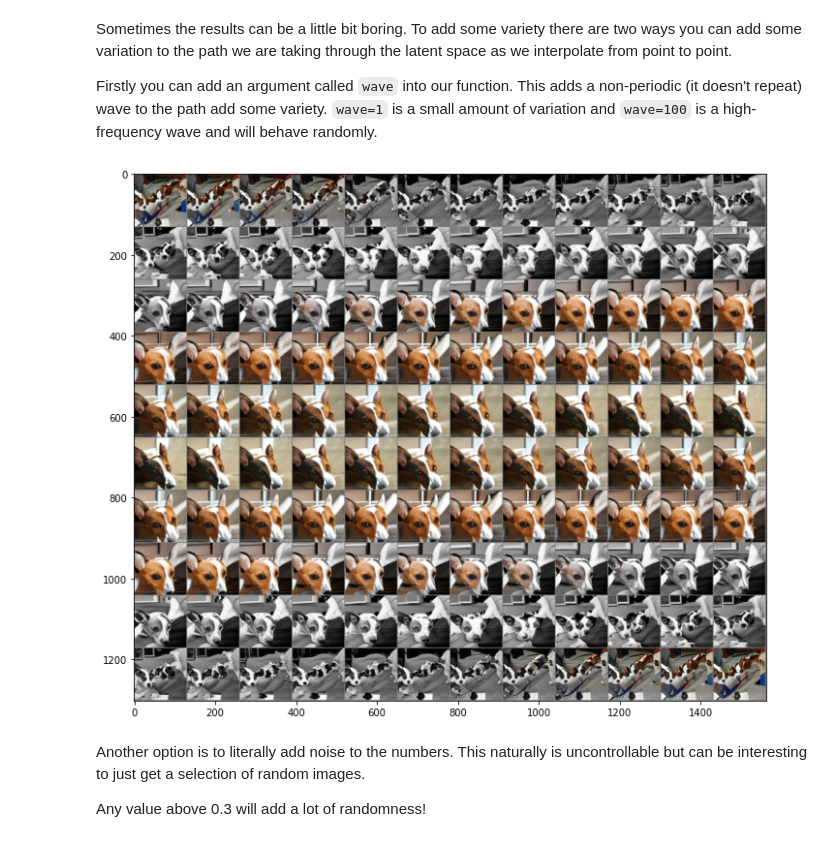
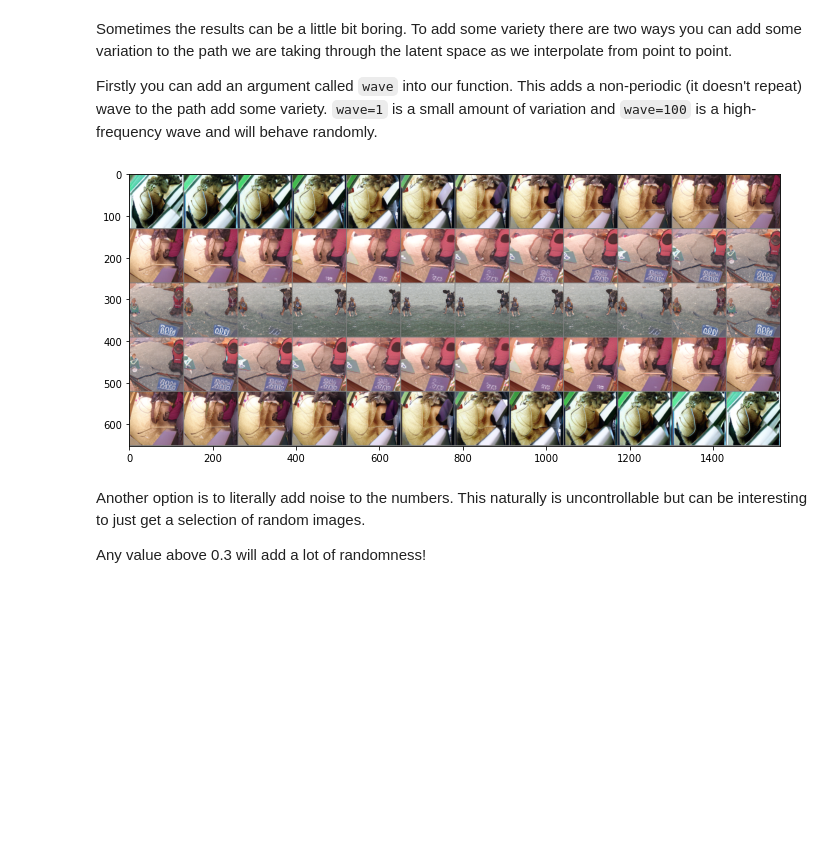
Before and after one commit to joshmurr/biodesign_biggan, a Jupyter notebook: BigGAN_Playground.ipynb, the cells around one changed output. Cells and saved outputs as stored; diff of their text form; code cells hidden in the pictures; blank space fills up the shorter version.

```diff
--- a/BigGAN_Playground.ipynb
+++ b/BigGAN_Playground.ipynb
@@ -82,8 +80,8 @@ from pytorch_pretrained_biggan import (BigGAN,
 # I recommend you get to grips with the model on 'biggan-deep-256' and
 # then if you want to make some higher quality images move onto 'biggan-deep-512'
 
-# model = BigGAN.from_pretrained('biggan-deep-128')
-model = BigGAN.from_pretrained('biggan-deep-256')
+model = BigGAN.from_pretrained('biggan-deep-128')
+# model = BigGAN.from_pretrained('biggan-deep-256')
 # model = BigGAN.from_pretrained('biggan-deep-512')
 # %% [output]
 [nltk_data] Downloading package wordnet to /root/nltk_data...
@@ -357,9 +358,9 @@ Sometimes the results can be a little bit boring. To add some variety there are
 
 Firstly you can add an argument called `wave` into our function. This adds a non-periodic (it doesn't repeat) wave to the path add some variety. `wave=1` is a small amount of variation and `wave=100` is a high-frequency wave and will behave randomly.
 # %%
-dogs = generate_thumbnail_loop(classLabels=['dog'], numFrames=120, truncation=0.7, wave=0.1)
+dogs = generate_thumbnail_loop(classLabels=['dog'], numFrames=60, truncation=0.7, wave=2)
 # %% [output]
-[figure, old version]
+[figure, new version]
 # %% [markdown]
 Another option is to literally add noise to the numbers. This naturally is uncontrollable but can be interesting to just get a selection of random images.
 
```
Also changed, not shown: parts of 9 cells of this notebook.
